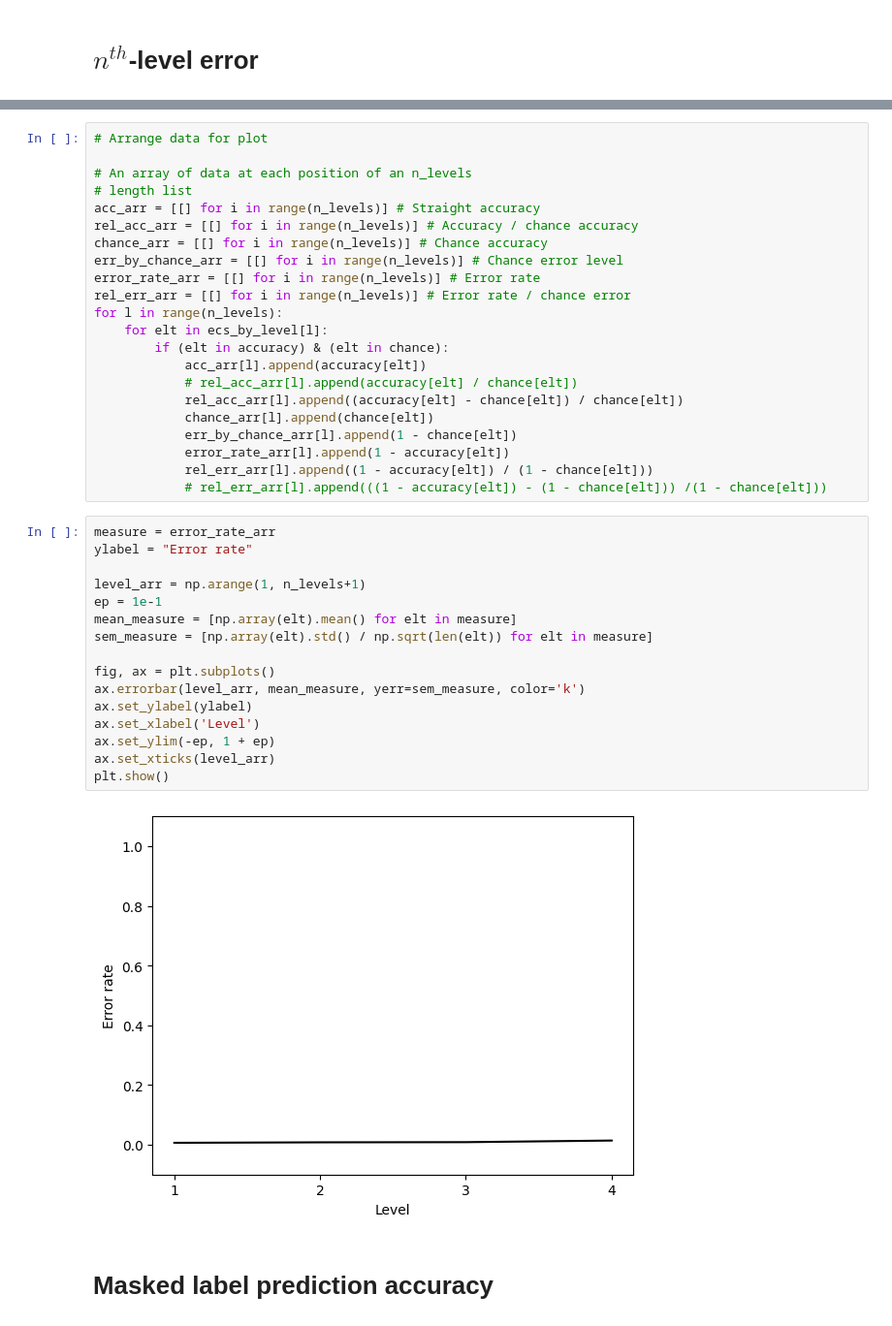
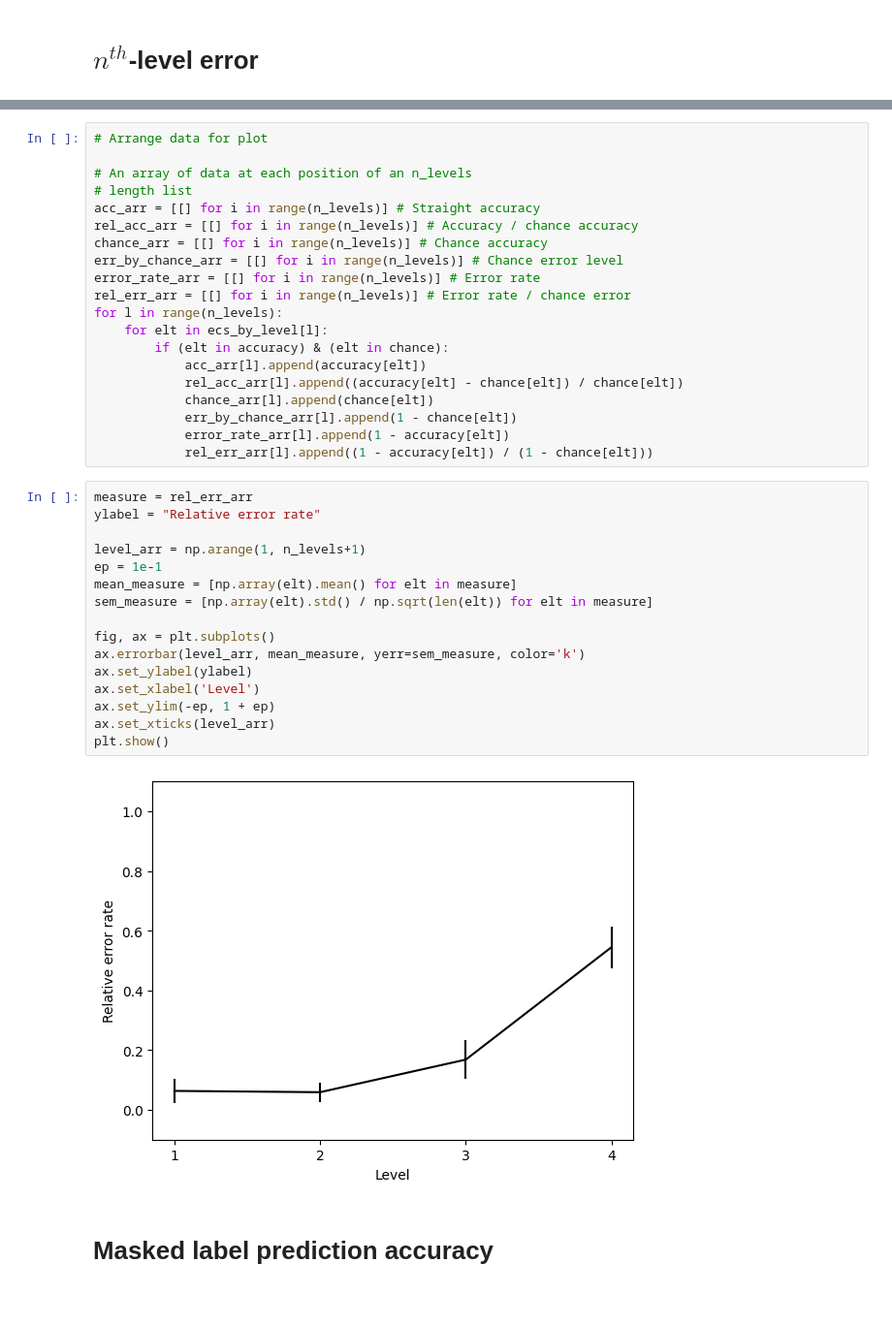
Before and after one commit to stefanpate/rcgnn, a Jupyter notebook: scripts/mkfigs.ipynb, the cells around one changed output, grey strips where cells are left out. Shown at 97% size. Drawn from its saved outputs; the diff is of its cells as text.

Commit message:
Made figures analyzing nth level errors and masked label predicition

```diff
--- a/scripts/mkfigs.ipynb
+++ b/scripts/mkfigs.ipynb
@@ -95,31 +95,29 @@ for l in range(n_levels):
     for elt in ecs_by_level[l]:
         if (elt in accuracy) & (elt in chance):
             acc_arr[l].append(accuracy[elt])
-            # rel_acc_arr[l].append(accuracy[elt] / chance[elt])
             rel_acc_arr[l].append((accuracy[elt] - chance[elt]) / chance[elt])
             chance_arr[l].append(chance[elt])
             err_by_chance_arr[l].append(1 - chance[elt])
             error_rate_arr[l].append(1 - accuracy[elt])
             rel_err_arr[l].append((1 - accuracy[elt]) / (1 - chance[elt]))
-            # rel_err_arr[l].append(((1 - accuracy[elt]) - (1 - chance[elt])) /(1 - chance[elt]))
 # %%
-measure = error_rate_arr
-ylabel = "Error rate"
+measure = rel_err_arr
+ylabel = "Relative error rate"
 
 level_arr = np.arange(1, n_levels+1)
 ep = 1e-1
 mean_measure = [np.array(elt).mean() for elt in measure]
 sem_measure = [np.array(elt).std() / np.sqrt(len(elt)) for elt in measure]
 
 fig, ax = plt.subplots()
 ax.errorbar(level_arr, mean_measure, yerr=sem_measure, color='k')
 ax.set_ylabel(ylabel)
 ax.set_xlabel('Level')
 ax.set_ylim(-ep, 1 + ep)
 ax.set_xticks(level_arr)
 plt.show()
 # %% [output]
-[figure, old version]
+[figure, new version]
 # %% [markdown]
 # Masked label prediction accuracy
 # %%
```
Also changed, not shown: parts of 2 cells of this notebook, 8 other files.
